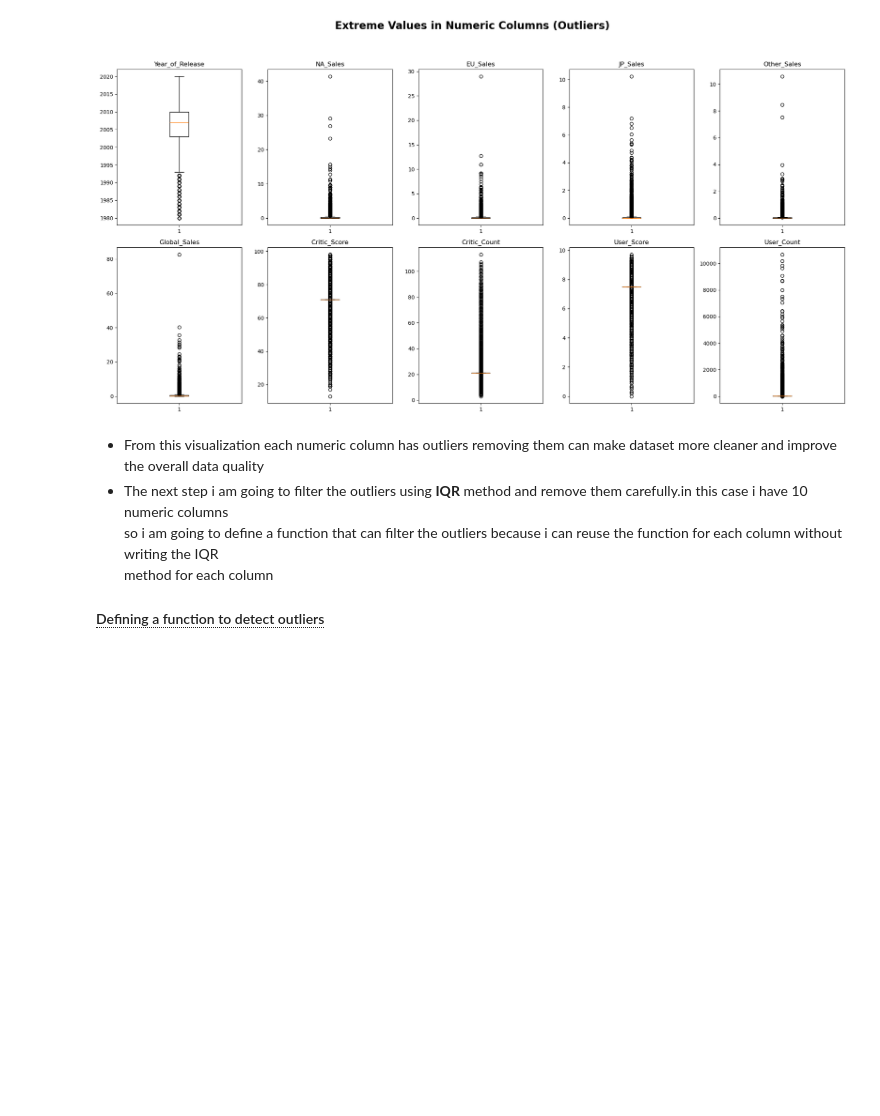
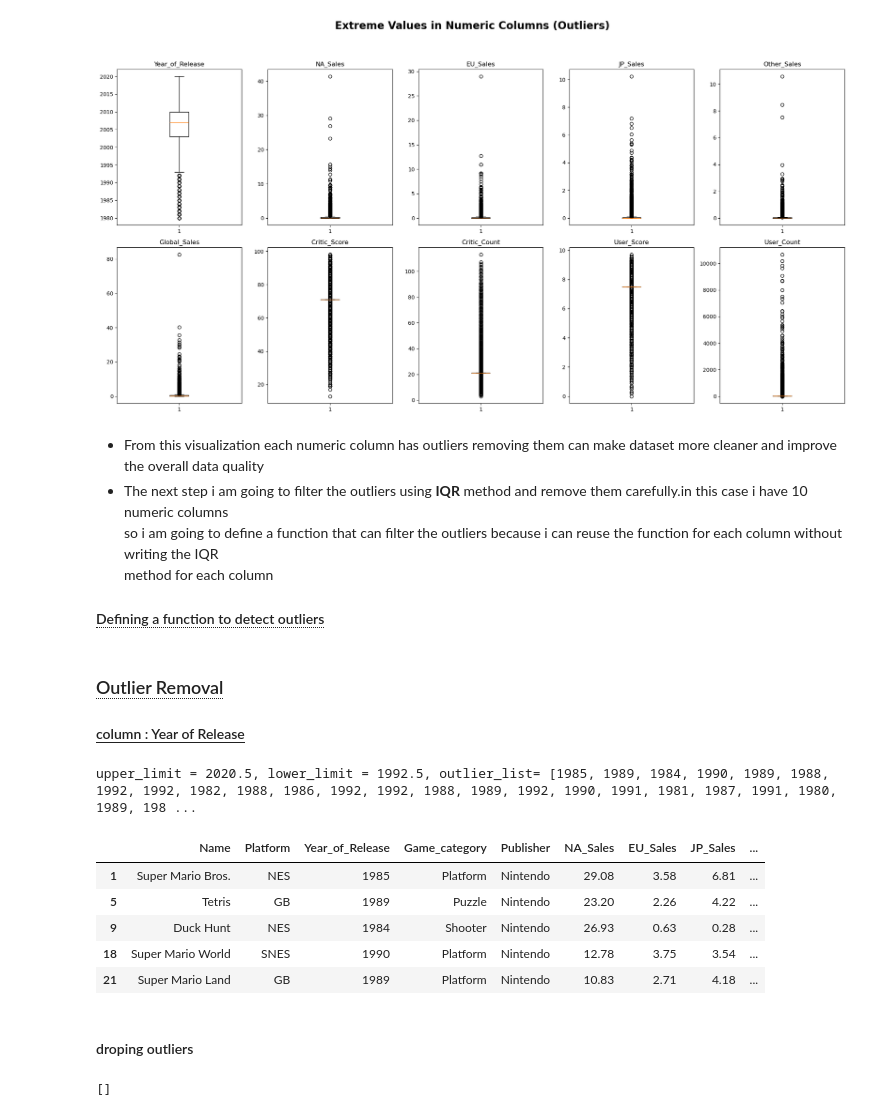
Before and after one commit to Jishnu-12/Data-analytics, a Jupyter notebook: EDA-Mini-Project/EDA-Mini-Project.ipynb, the cells around one changed output. Saved outputs shown, nothing was run; the diff lists cells and outputs as text; code cells hidden in the pictures; blank space fills up the shorter version.

```diff
--- a/EDA-Mini-Project/EDA-Mini-Project.ipynb
+++ b/EDA-Mini-Project/EDA-Mini-Project.ipynb
@@ -274,3 +274,36 @@ plt.show()
 - The next step i am going to filter the outliers using <b>IQR</b> method and remove them carefully.in this case i have 10 numeric columns<br> so i am going to define a function that can filter the outliers because i can reuse the function for each column without writing the IQR<br> method for each column<br>
 
 #### <span style ="border-bottom:1px dotted">Defining a function to detect outliers</span>
+# %%
+def detect_outliers(df,col):
+
+    Q1 = np.percentile(df[col],25,method = "midpoint")
+    Q3 = np.percentile(df[col],75,method = "midpoint")
+
+    IQR = Q3 - Q1
+
+    upper = Q3 + 1.5 * IQR
+    lower = Q1 - 1.5 * IQR
+
+    outlier = df[(df[col] > upper) | (df[col] < lower)]
+    outlier_list = outlier[col].tolist()
+
+    return upper,lower,outlier,outlier_list
+# %% [markdown]
+### <span style ="border-bottom:1px dotted">Outlier Removal</span><br>
+
+#### <span style ="border-bottom:1px solid">column : Year of Release</span>
+# %%
+upper_limit,lower_limit,outlier,outlier_list = detect_outliers(df,"Year_of_Release")
+print(f"upper_limit = {upper_limit}, lower_limit = {lower_limit}, outlier_list= {outlier_list}")
+outlier.head()
+# %% [output]
+upper_limit = 2020.5, lower_limit = 1992.5, outlier_list= [1985, 1989, 1984, 1990, 1989, 1988, 1992, 1992, 1982, 1988, 1986, 1992, 1992, 1988, 1989, 1992, 1990, 1991, 1981, 1987, 1991, 1980, 1989, 198 ...
+|  | Name | Platform | Year_of_Release | Game_category | Publisher | NA_Sales | EU_Sales | JP_Sales | ... |
+| 1 | Super Mario Bros. | NES | 1985 | Platform | Nintendo | 29.08 | 3.58 | 6.81 | ... |
+| 5 | Tetris | GB | 1989 | Puzzle | Nintendo | 23.20 | 2.26 | 4.22 | ... |
+| 9 | Duck Hunt | NES | 1984 | Shooter | Nintendo | 26.93 | 0.63 | 0.28 | ... |
+| 18 | Super Mario World | SNES | 1990 | Platform | Nintendo | 12.78 | 3.75 | 3.54 | ... |
+| 21 | Super Mario Land | GB | 1989 | Platform | Nintendo | 10.83 | 2.71 | 4.18 | ... |
+# %% [markdown]
+#### droping outliers
@@ -276,0 +312,5 @@ plt.show()
+# %%
+outlier_recheck = df[(df["Year_of_Release"] > upper_limit) | (df["Year_of_Release"] < lower_limit)]["Year_of_Release"].tolist()
+outlier_recheck
+# %% [output]
+[]
```
Also changed, not shown: parts of 2 cells of this notebook.
